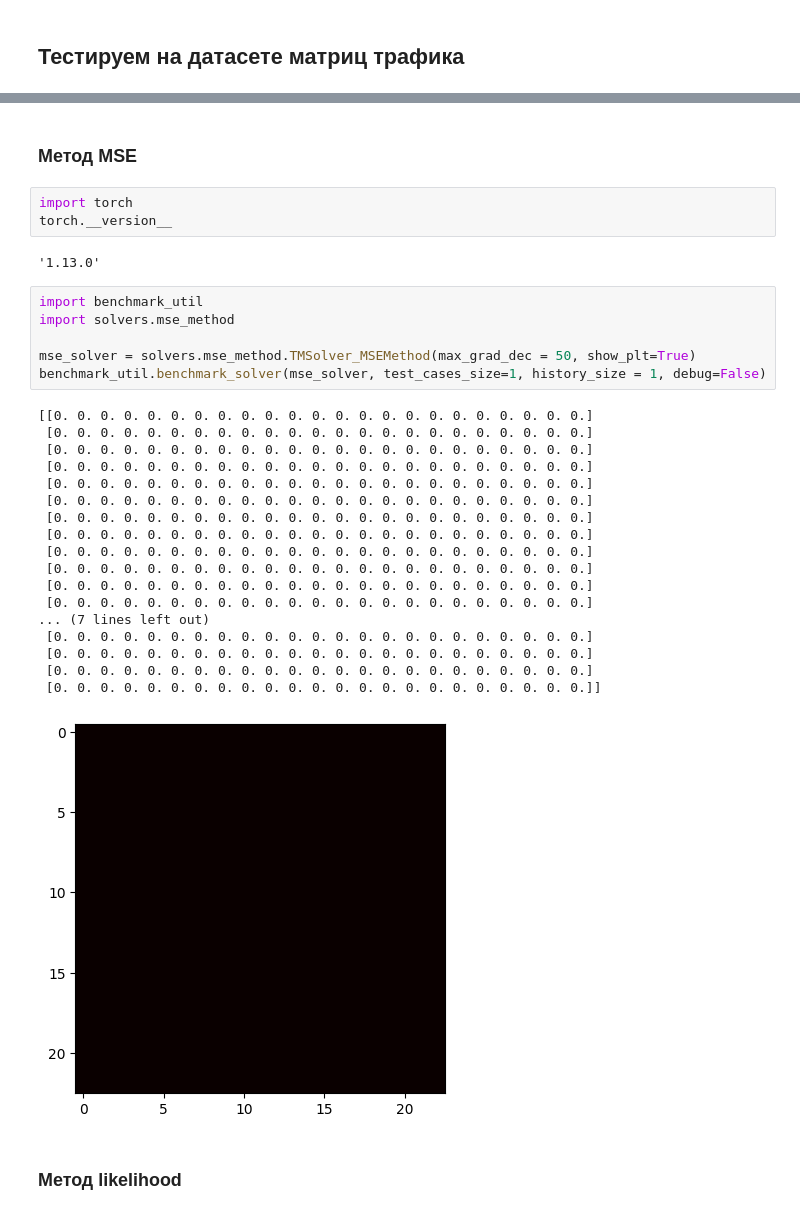
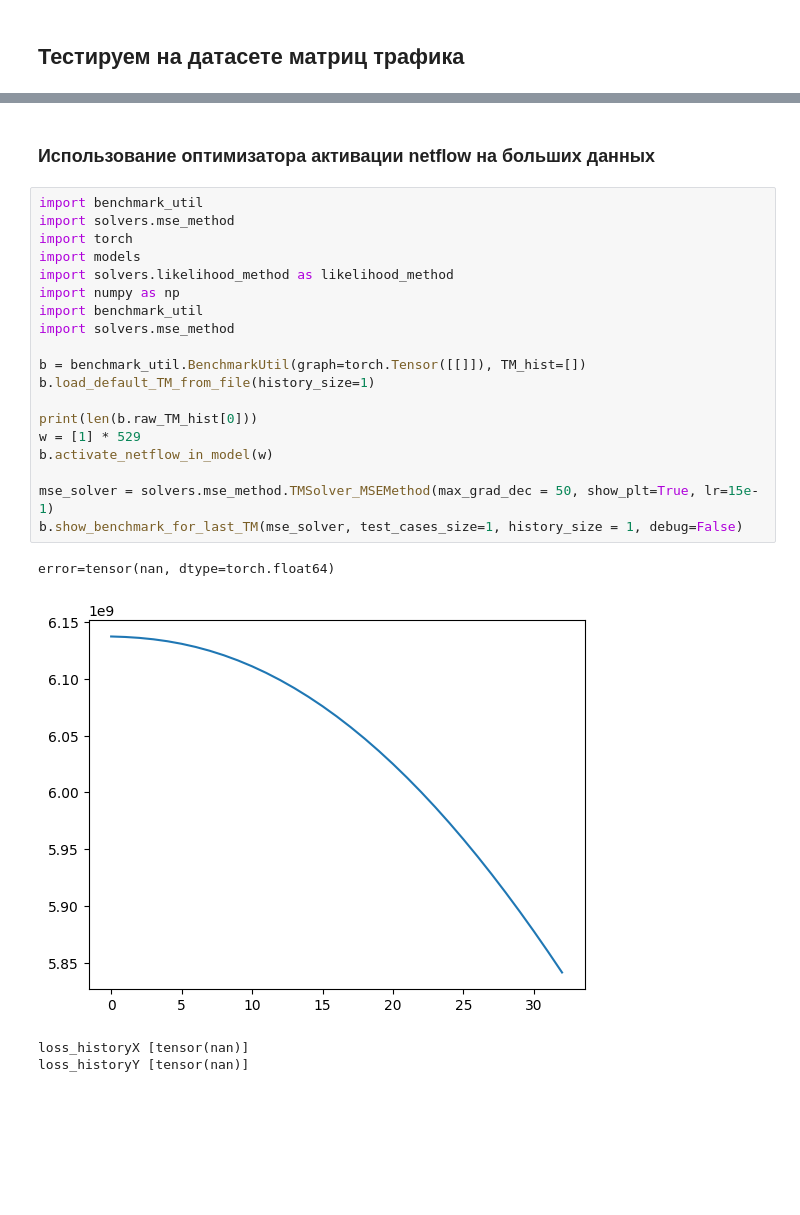
Before and after one commit to kichyr/tm_estimation, a Jupyter notebook: training_models.ipynb, the cells around one changed output, grey strips where cells are left out. Drawn from its saved outputs; the diff is of its cells as text; blank space fills up the shorter version.

```diff
--- a/training_models.ipynb
+++ b/training_models.ipynb
@@ -127,34 +241,26 @@ loss_historyY [tensor(1.8471)]
 # %% [markdown]
-### Метод MSE
+### Использование оптимизатора активации netflow на больших данных
-# %%
-import torch
-torch.__version__
-# %% [output]
-'1.13.0'
 # %%
 import benchmark_util
 import solvers.mse_method
+import torch
+import models
+import solvers.likelihood_method as likelihood_method
+import numpy as np
+import benchmark_util
+import solvers.mse_method
 
-mse_solver = solvers.mse_method.TMSolver_MSEMethod(max_grad_dec = 50, show_plt=True)
-benchmark_util.benchmark_solver(mse_solver, test_cases_size=1, history_size = 1, debug=False)
+b = benchmark_util.BenchmarkUtil(graph=torch.Tensor([[]]), TM_hist=[])
+b.load_default_TM_from_file(history_size=1)
+
+print(len(b.raw_TM_hist[0]))
+w = [1] * 529
+b.activate_netflow_in_model(w)
+
+mse_solver = solvers.mse_method.TMSolver_MSEMethod(max_grad_dec = 50, show_plt=True, lr=15e-1)
+b.show_benchmark_for_last_TM(mse_solver, test_cases_size=1, history_size = 1, debug=False)
 # %% [output]
-[[0. 0. 0. 0. 0. 0. 0. 0. 0. 0. 0. 0. 0. 0. 0. 0. 0. 0. 0. 0. 0. 0. 0.]
- [0. 0. 0. 0. 0. 0. 0. 0. 0. 0. 0. 0. 0. 0. 0. 0. 0. 0. 0. 0. 0. 0. 0.]
- [0. 0. 0. 0. 0. 0. 0. 0. 0. 0. 0. 0. 0. 0. 0. 0. 0. 0. 0. 0. 0. 0. 0.]
- [0. 0. 0. 0. 0. 0. 0. 0. 0. 0. 0. 0. 0. 0. 0. 0. 0. 0. 0. 0. 0. 0. 0.]
- [0. 0. 0. 0. 0. 0. 0. 0. 0. 0. 0. 0. 0. 0. 0. 0. 0. 0. 0. 0. 0. 0. 0.]
- [0. 0. 0. 0. 0. 0. 0. 0. 0. 0. 0. 0. 0. 0. 0. 0. 0. 0. 0. 0. 0. 0. 0.]
- [0. 0. 0. 0. 0. 0. 0. 0. 0. 0. 0. 0. 0. 0. 0. 0. 0. 0. 0. 0. 0. 0. 0.]
- [0. 0. 0. 0. 0. 0. 0. 0. 0. 0. 0. 0. 0. 0. 0. 0. 0. 0. 0. 0. 0. 0. 0.]
- [0. 0. 0. 0. 0. 0. 0. 0. 0. 0. 0. 0. 0. 0. 0. 0. 0. 0. 0. 0. 0. 0. 0.]
- [0. 0. 0. 0. 0. 0. 0. 0. 0. 0. 0. 0. 0. 0. 0. 0. 0. 0. 0. 0. 0. 0. 0.]
- [0. 0. 0. 0. 0. 0. 0. 0. 0. 0. 0. 0. 0. 0. 0. 0. 0. 0. 0. 0. 0. 0. 0.]
- [0. 0. 0. 0. 0. 0. 0. 0. 0. 0. 0. 0. 0. 0. 0. 0. 0. 0. 0. 0. 0. 0. 0.]
-... (7 lines left out)
- [0. 0. 0. 0. 0. 0. 0. 0. 0. 0. 0. 0. 0. 0. 0. 0. 0. 0. 0. 0. 0. 0. 0.]
- [0. 0. 0. 0. 0. 0. 0. 0. 0. 0. 0. 0. 0. 0. 0. 0. 0. 0. 0. 0. 0. 0. 0.]
- [0. 0. 0. 0. 0. 0. 0. 0. 0. 0. 0. 0. 0. 0. 0. 0. 0. 0. 0. 0. 0. 0. 0.]
- [0. 0. 0. 0. 0. 0. 0. 0. 0. 0. 0. 0. 0. 0. 0. 0. 0. 0. 0. 0. 0. 0. 0.]]
+error=tensor(nan, dtype=torch.float64)
-[figure, old version]
+[figure, new version]
+loss_historyX [tensor(nan)]
+loss_historyY [tensor(nan)]
-# %% [markdown]
-### Метод likelihood
```
Also changed, not shown: parts of 18 cells of this notebook, 4 other files.
